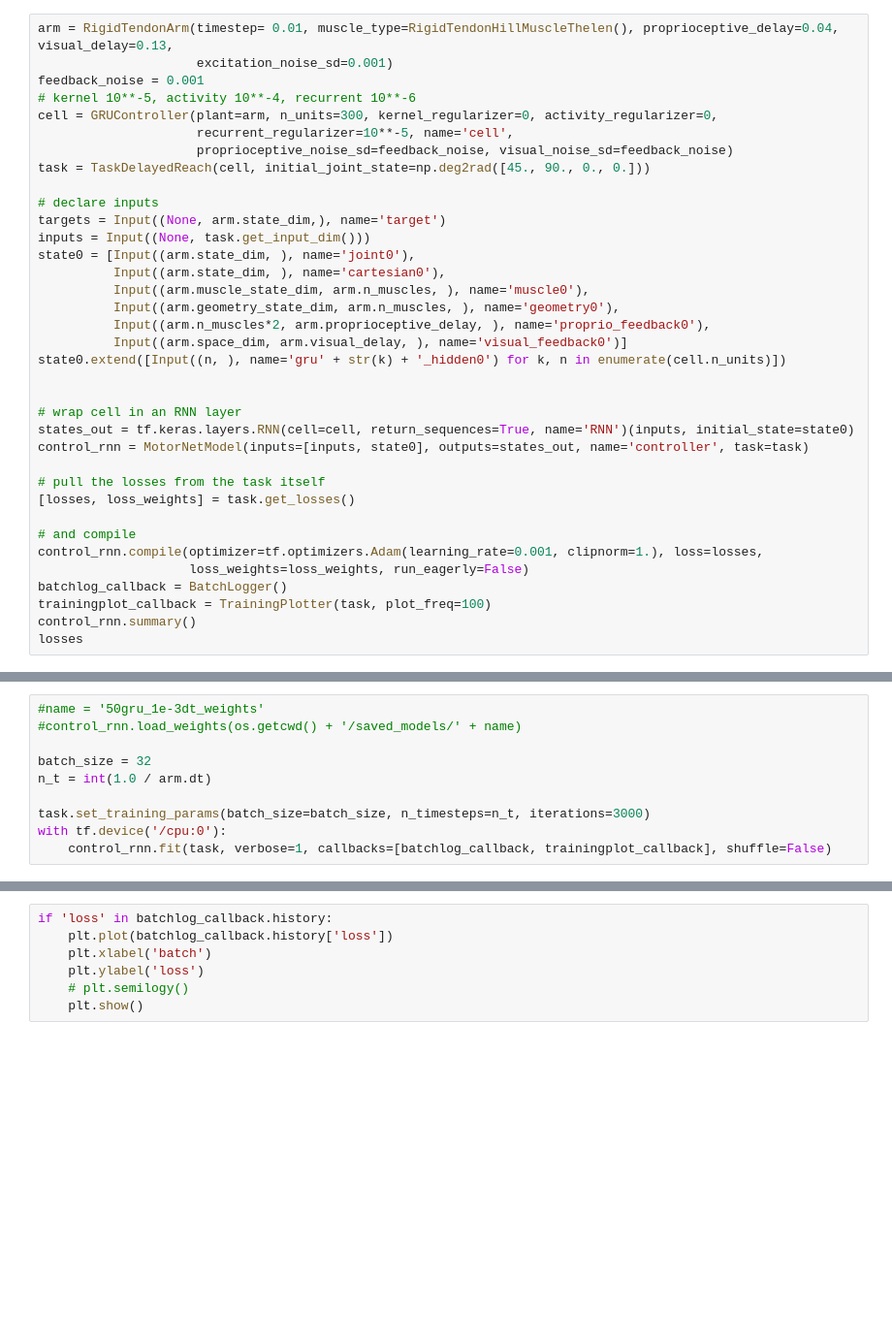
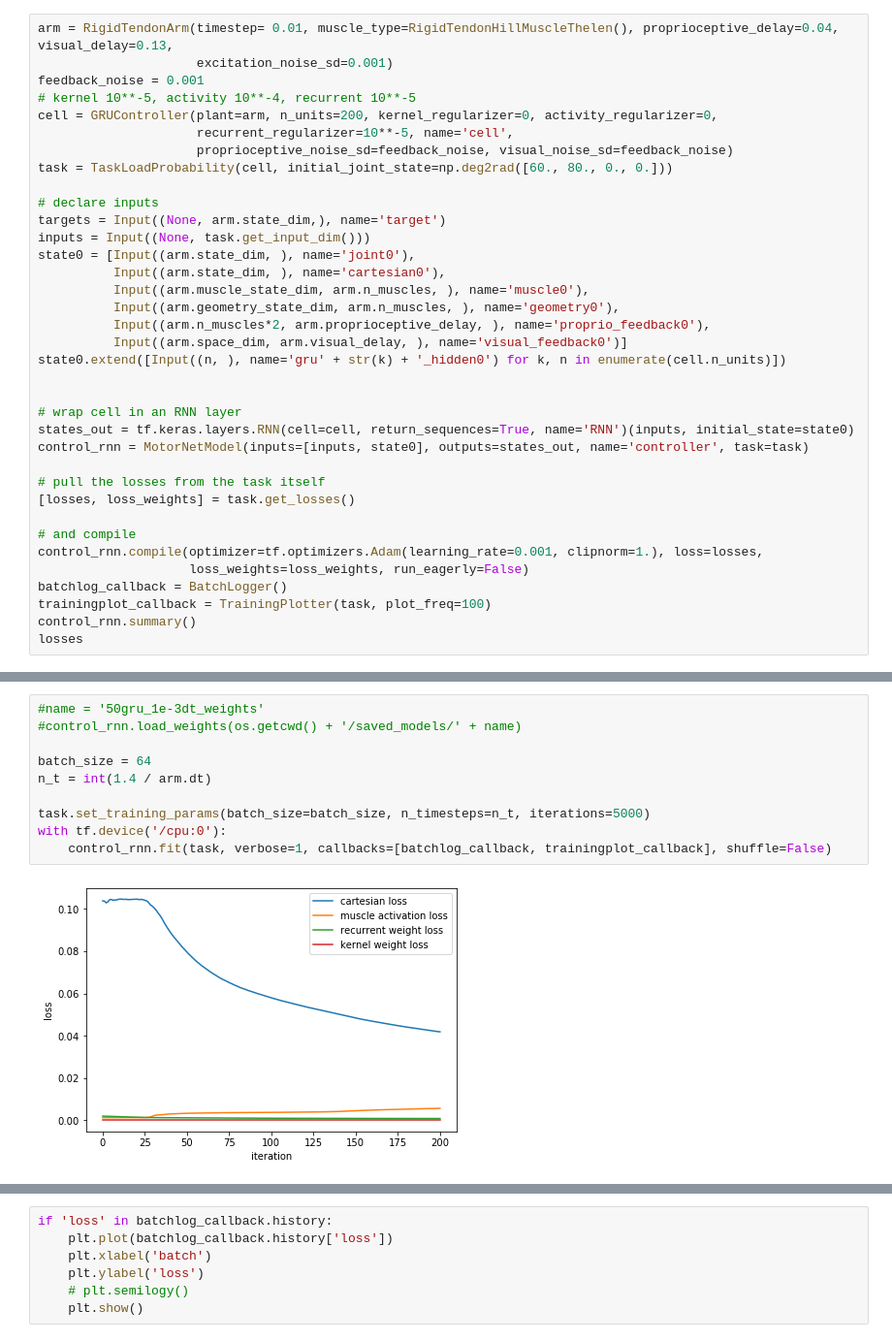
Before and after one commit to OlivierCodol/MotorNet, a Jupyter notebook: notebooks/jonathans_playground/arm.ipynb, the cells around one changed output, grey strips where cells are left out. Shown: that part at 97% size. Cells and saved outputs as stored; diff of their text form; blank space fills up the shorter version.

```diff
--- a/notebooks/jonathans_playground/arm.ipynb
+++ b/notebooks/jonathans_playground/arm.ipynb
@@ -32,11 +32,11 @@ tensorflow version: 2.4.1
 arm = RigidTendonArm(timestep= 0.01, muscle_type=RigidTendonHillMuscleThelen(), proprioceptive_delay=0.04, visual_delay=0.13,
                      excitation_noise_sd=0.001)
 feedback_noise = 0.001
-# kernel 10**-5, activity 10**-4, recurrent 10**-6
-cell = GRUController(plant=arm, n_units=300, kernel_regularizer=0, activity_regularizer=0,
+# kernel 10**-5, activity 10**-4, recurrent 10**-5
+cell = GRUController(plant=arm, n_units=200, kernel_regularizer=0, activity_regularizer=0,
                      recurrent_regularizer=10**-5, name='cell',
                      proprioceptive_noise_sd=feedback_noise, visual_noise_sd=feedback_noise)
-task = TaskDelayedReach(cell, initial_joint_state=np.deg2rad([45., 90., 0., 0.]))
+task = TaskLoadProbability(cell, initial_joint_state=np.deg2rad([60., 80., 0., 0.]))
 
 # declare inputs
 targets = Input((None, arm.state_dim,), name='target')
@@ -69,10 +87,12 @@ TypeError: ('Keyword argument not understood:', 'task')
 # %%
 #name = '50gru_1e-3dt_weights'
 #control_rnn.load_weights(os.getcwd() + '/saved_models/' + name)
 
-batch_size = 32
-n_t = int(1.0 / arm.dt)
+batch_size = 64
+n_t = int(1.4 / arm.dt)
 
-task.set_training_params(batch_size=batch_size, n_timesteps=n_t, iterations=3000)
+task.set_training_params(batch_size=batch_size, n_timesteps=n_t, iterations=5000)
 with tf.device('/cpu:0'):
     control_rnn.fit(task, verbose=1, callbacks=[batchlog_callback, trainingplot_callback], shuffle=False)
+# %% [output]
+[figure, added]
```
Also changed, not shown: parts of 5 cells of this notebook, 2 other files.
